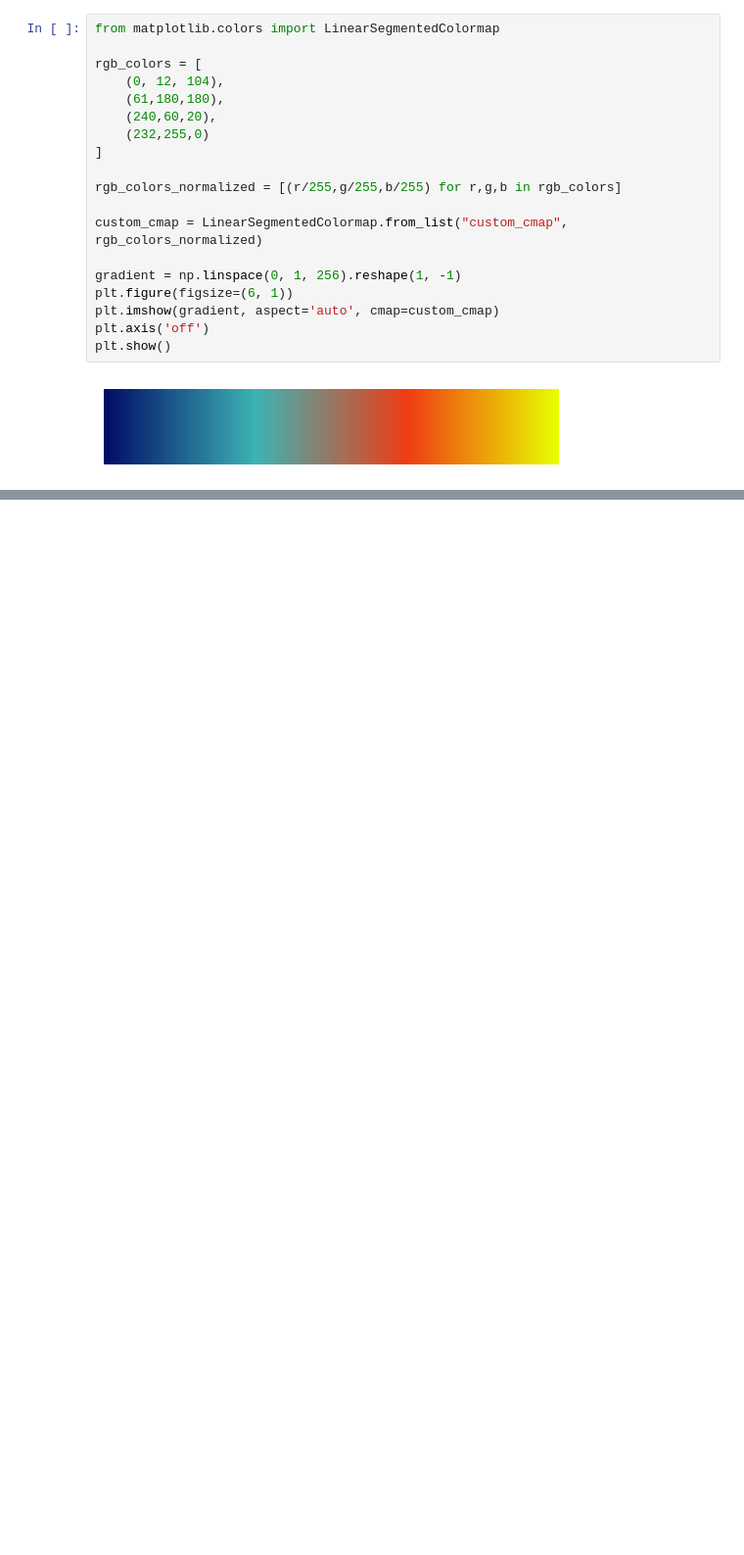
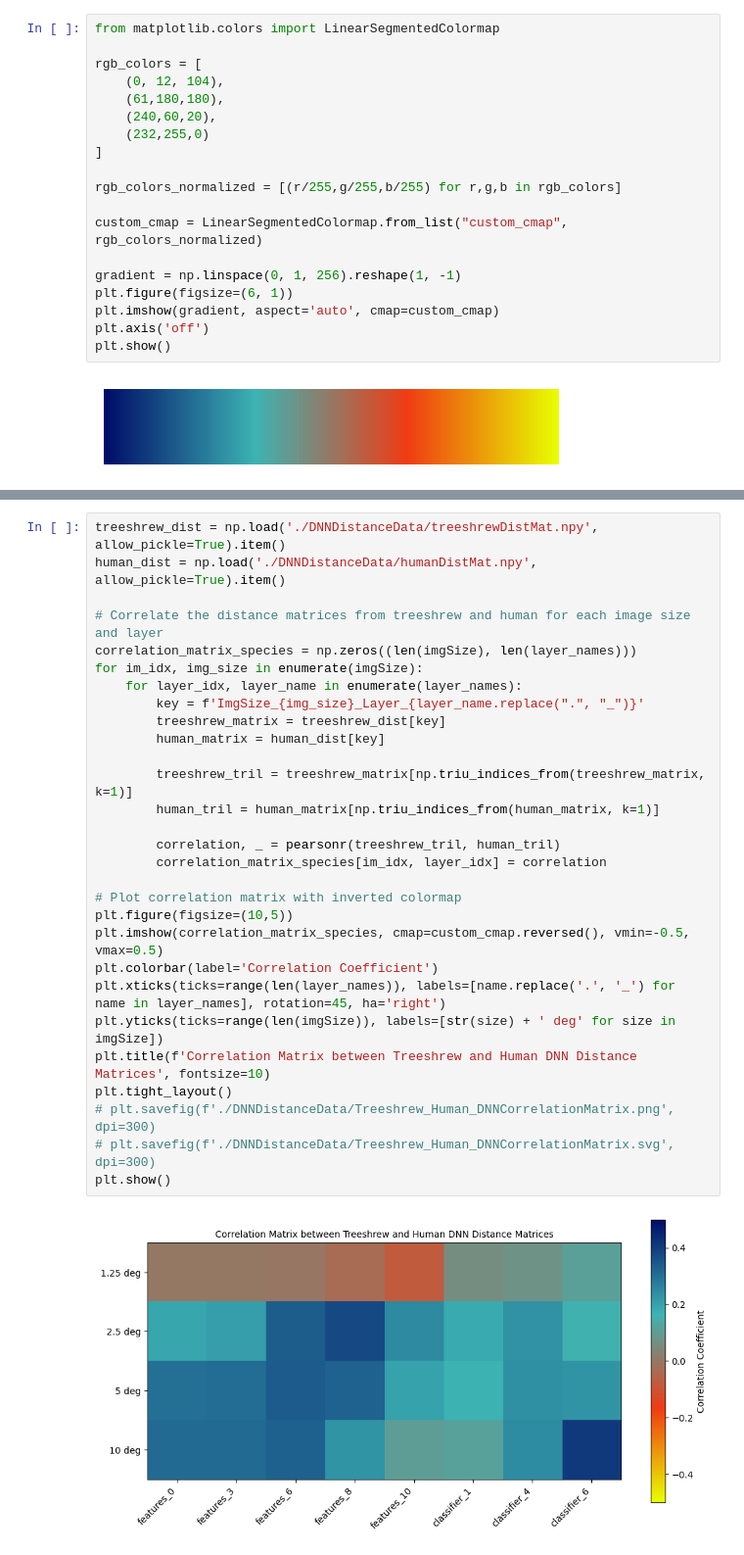
Before and after one commit to emeyer121/TreeShrewObjectRecognition, a Jupyter notebook: 3_retinalModeling/compareISETBioReconDNN.ipynb, the cells around one changed output, grey strips where cells are left out. Shown at 98% size. Saved outputs shown, nothing was run; the diff lists cells and outputs as text; blank space fills up the shorter version.

Commit message:
added direct TS and human corr for NN

```diff
--- a/3_retinalModeling/compareISETBioReconDNN.ipynb
+++ b/3_retinalModeling/compareISETBioReconDNN.ipynb
@@ -240,3 +345,34 @@ plt.show()
+# %%
+treeshrew_dist = np.load('./DNNDistanceData/treeshrewDistMat.npy', allow_pickle=True).item()
+human_dist = np.load('./DNNDistanceData/humanDistMat.npy', allow_pickle=True).item()
+
+# Correlate the distance matrices from treeshrew and human for each image size and layer
+correlation_matrix_species = np.zeros((len(imgSize), len(layer_names)))
+for im_idx, img_size in enumerate(imgSize):
+    for layer_idx, layer_name in enumerate(layer_names):
+        key = f'ImgSize_{img_size}_Layer_{layer_name.replace(".", "_")}'
+        treeshrew_matrix = treeshrew_dist[key]
+        human_matrix = human_dist[key]
+
+        treeshrew_tril = treeshrew_matrix[np.triu_indices_from(treeshrew_matrix, k=1)]
+        human_tril = human_matrix[np.triu_indices_from(human_matrix, k=1)]
+
+        correlation, _ = pearsonr(treeshrew_tril, human_tril)
+        correlation_matrix_species[im_idx, layer_idx] = correlation
+
+# Plot correlation matrix with inverted colormap
+plt.figure(figsize=(10,5))
+plt.imshow(correlation_matrix_species, cmap=custom_cmap.reversed(), vmin=-0.5, vmax=0.5)
+plt.colorbar(label='Correlation Coefficient')
+plt.xticks(ticks=range(len(layer_names)), labels=[name.replace('.', '_') for name in layer_names], rotation=45, ha='right')
+plt.yticks(ticks=range(len(imgSize)), labels=[str(size) + ' deg' for size in imgSize])
+plt.title(f'Correlation Matrix between Treeshrew and Human DNN Distance Matrices', fontsize=10)
+plt.tight_layout()
+# plt.savefig(f'./DNNDistanceData/Treeshrew_Human_DNNCorrelationMatrix.png', dpi=300)
+# plt.savefig(f'./DNNDistanceData/Treeshrew_Human_DNNCorrelationMatrix.svg', dpi=300)
+plt.show()
+# %% [output]
+[figure, added]
 # %%
 treeshrew_dist = np.load('./DNNDistanceData/treeshrewDistMat.npy', allow_pickle=True).item()
 human_dist = np.load('./DNNDistanceData/humanDistMat.npy', allow_pickle=True).item()
```
Also changed, not shown: parts of 6 cells of this notebook.
